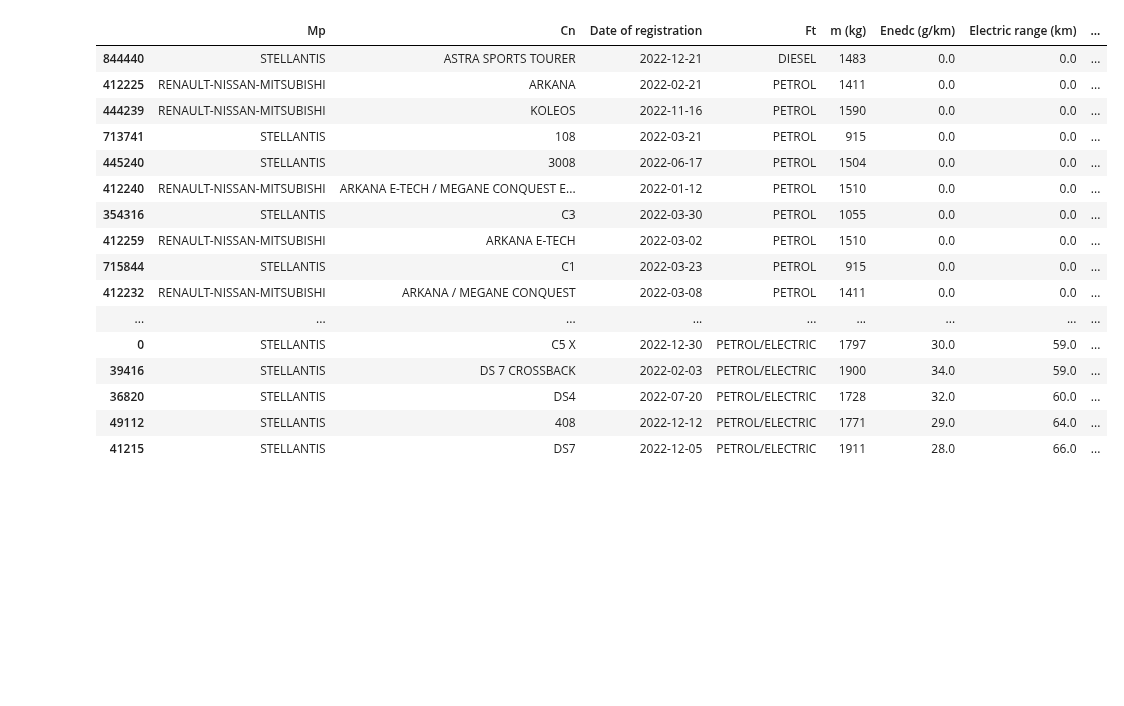
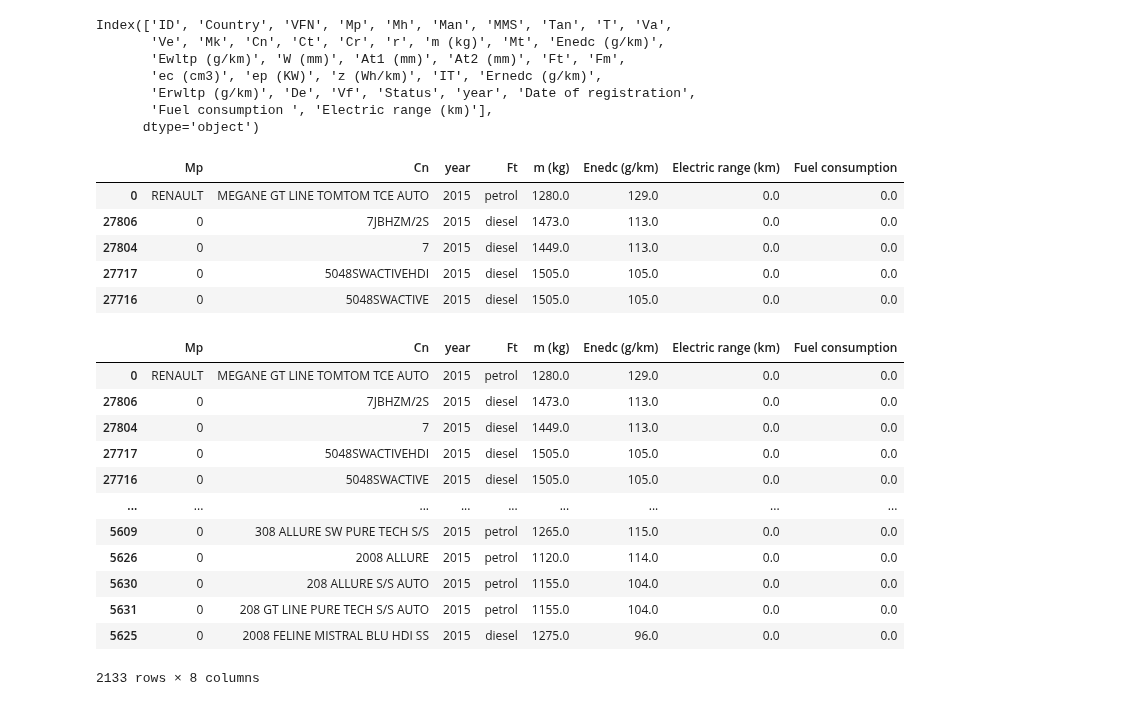
Before and after one commit to antoine-palazz/PyCar, a Jupyter notebook: data_vehicles/data_viz_eaa.ipynb, the cells around one changed output. Saved outputs shown, nothing was run; the diff lists cells and outputs as text; code cells hidden in the pictures; blank space fills up the shorter version.

Commit message:
data_vente_dvlpt_vehicules_neufs
des camemberts

```diff
--- a/data_vehicles/data_viz_eaa.ipynb
+++ b/data_vehicles/data_viz_eaa.ipynb
@@ -4,5 +6,4 @@ import os
 # %%
 cwd=os.getcwd()
-
-data_vehicles_file_name=os.path.join(cwd,"data_vehicles_french.csv")
-data_vehicles_frame1 = pd.read_csv(data_vehicles_file_name, low_memory=False).fillna(0)
+data_vehicles_path=os.path.join(cwd,"data_vehicles_french1.csv")
+data_vehicles_2015_2022 = pd.read_csv(data_vehicles_path, low_memory=False).fillna(0)
@@ -19,22 +73,22 @@ Index(['ID', 'Country', 'VFN', 'Mp', 'Mh', 'Man', 'MMS', 'Tan', 'T', 'Va',
+# %%
+data_vehicles_2015_2022.columns
+# %% [output]
+Index(['ID', 'Country', 'VFN', 'Mp', 'Mh', 'Man', 'MMS', 'Tan', 'T', 'Va',
+       'Ve', 'Mk', 'Cn', 'Ct', 'Cr', 'r', 'm (kg)', 'Mt', 'Enedc (g/km)',
+       'Ewltp (g/km)', 'W (mm)', 'At1 (mm)', 'At2 (mm)', 'Ft', 'Fm',
+       'ec (cm3)', 'ep (KW)', 'z (Wh/km)', 'IT', 'Ernedc (g/km)',
+       'Erwltp (g/km)', 'De', 'Vf', 'Status', 'year', 'Date of registration',
+       'Fuel consumption ', 'Electric range (km)'],
+      dtype='object')
 # %%
-data_vehicles_frame2=data_vehicles_frame1.loc[:,['Mp','Cn','Date of registration','Ft','m (kg)','Enedc (g/km)','Electric range (km)','Fuel consumption ']].drop_duplicates(subset='Cn',keep='first').sort_values('Ft')
-
-data_vehicles_frame2.sort_values('Electric range (km)').head()
+#on garde seulement les colonnes qui nous intéressent
+data_vehicles_final=data_vehicles_2015_2022.loc[:,['Mp','Cn','year','Ft','m (kg)','Enedc (g/km)','Electric range (km)','Fuel consumption ']].drop_duplicates(subset='Cn',keep='first').sort_values('year',ascending=True)
+#on reshape les data
+data_vehicles_final['Ft']=data_vehicles_final['Ft'].apply(lambda x : x.lower())
 # %% [output]
-|  | Mp | Cn | Date of registration | Ft | m (kg) | Enedc (g/km) | Electric range (km) | ... |
-| 844440 | STELLANTIS | ASTRA SPORTS TOURER | 2022-12-21 | DIESEL | 1483 | 0.0 | 0.0 | ... |
-| 412225 | RENAULT-NISSAN-MITSUBISHI | ARKANA | 2022-02-21 | PETROL | 1411 | 0.0 | 0.0 | ... |
-| 444239 | RENAULT-NISSAN-MITSUBISHI | KOLEOS | 2022-11-16 | PETROL | 1590 | 0.0 | 0.0 | ... |
-| 713741 | STELLANTIS | 108 | 2022-03-21 | PETROL | 915 | 0.0 | 0.0 | ... |
-| 445240 | STELLANTIS | 3008 | 2022-06-17 | PETROL | 1504 | 0.0 | 0.0 | ... |
-| 412240 | RENAULT-NISSAN-MITSUBISHI | ARKANA E-TECH / MEGANE CONQUEST E... | 2022-01-12 | PETROL | 1510 | 0.0 | 0.0 | ... |
-| 354316 | STELLANTIS | C3 | 2022-03-30 | PETROL | 1055 | 0.0 | 0.0 | ... |
-| 412259 | RENAULT-NISSAN-MITSUBISHI | ARKANA E-TECH | 2022-03-02 | PETROL | 1510 | 0.0 | 0.0 | ... |
-| 715844 | STELLANTIS | C1 | 2022-03-23 | PETROL | 915 | 0.0 | 0.0 | ... |
-| 412232 | RENAULT-NISSAN-MITSUBISHI | ARKANA / MEGANE CONQUEST | 2022-03-08 | PETROL | 1411 | 0.0 | 0.0 | ... |
-| ... | ... | ... | ... | ... | ... | ... | ... | ... |
-| 0 | STELLANTIS | C5 X | 2022-12-30 | PETROL/ELECTRIC | 1797 | 30.0 | 59.0 | ... |
-| 39416 | STELLANTIS | DS 7 CROSSBACK | 2022-02-03 | PETROL/ELECTRIC | 1900 | 34.0 | 59.0 | ... |
-| 36820 | STELLANTIS | DS4 | 2022-07-20 | PETROL/ELECTRIC | 1728 | 32.0 | 60.0 | ... |
-| 49112 | STELLANTIS | 408 | 2022-12-12 | PETROL/ELECTRIC | 1771 | 29.0 | 64.0 | ... |
-| 41215 | STELLANTIS | DS7 | 2022-12-05 | PETROL/ELECTRIC | 1911 | 28.0 | 66.0 | ... |
+|  | Mp | Cn | year | Ft | m (kg) | Enedc (g/km) | Electric range (km) | Fuel consumption |
+| 0 | RENAULT | MEGANE GT LINE TOMTOM TCE AUTO | 2015 | petrol | 1280.0 | 129.0 | 0.0 | 0.0 |
+| 27806 | 0 | 7JBHZM/2S | 2015 | diesel | 1473.0 | 113.0 | 0.0 | 0.0 |
+| 27804 | 0 | 7 | 2015 | diesel | 1449.0 | 113.0 | 0.0 | 0.0 |
+| 27717 | 0 | 5048SWACTIVEHDI | 2015 | diesel | 1505.0 | 105.0 | 0.0 | 0.0 |
+| 27716 | 0 | 5048SWACTIVE | 2015 | diesel | 1505.0 | 105.0 | 0.0 | 0.0 |
@@ -40,0 +100,16 @@ data_vehicles_frame2.sort_values('Electric range (km)').head()
+# %%
+data_vehicles_final[data_vehicles_final["year"]==2015]
+# %% [output]
+|  | Mp | Cn | year | Ft | m (kg) | Enedc (g/km) | Electric range (km) | Fuel consumption |
+| 0 | RENAULT | MEGANE GT LINE TOMTOM TCE AUTO | 2015 | petrol | 1280.0 | 129.0 | 0.0 | 0.0 |
+| 27806 | 0 | 7JBHZM/2S | 2015 | diesel | 1473.0 | 113.0 | 0.0 | 0.0 |
+| 27804 | 0 | 7 | 2015 | diesel | 1449.0 | 113.0 | 0.0 | 0.0 |
+| 27717 | 0 | 5048SWACTIVEHDI | 2015 | diesel | 1505.0 | 105.0 | 0.0 | 0.0 |
+| 27716 | 0 | 5048SWACTIVE | 2015 | diesel | 1505.0 | 105.0 | 0.0 | 0.0 |
+| ... | ... | ... | ... | ... | ... | ... | ... | ... |
+| 5609 | 0 | 308 ALLURE SW PURE TECH S/S | 2015 | petrol | 1265.0 | 115.0 | 0.0 | 0.0 |
+| 5626 | 0 | 2008 ALLURE | 2015 | petrol | 1120.0 | 114.0 | 0.0 | 0.0 |
+| 5630 | 0 | 208 ALLURE S/S AUTO | 2015 | petrol | 1155.0 | 104.0 | 0.0 | 0.0 |
+| 5631 | 0 | 208 GT LINE PURE TECH S/S AUTO | 2015 | petrol | 1155.0 | 104.0 | 0.0 | 0.0 |
+| 5625 | 0 | 2008 FELINE MISTRAL BLU HDI SS | 2015 | diesel | 1275.0 | 96.0 | 0.0 | 0.0 |
+2133 rows × 8 columns
```
Also changed, not shown: parts of 8 cells of this notebook, 1 other file.
